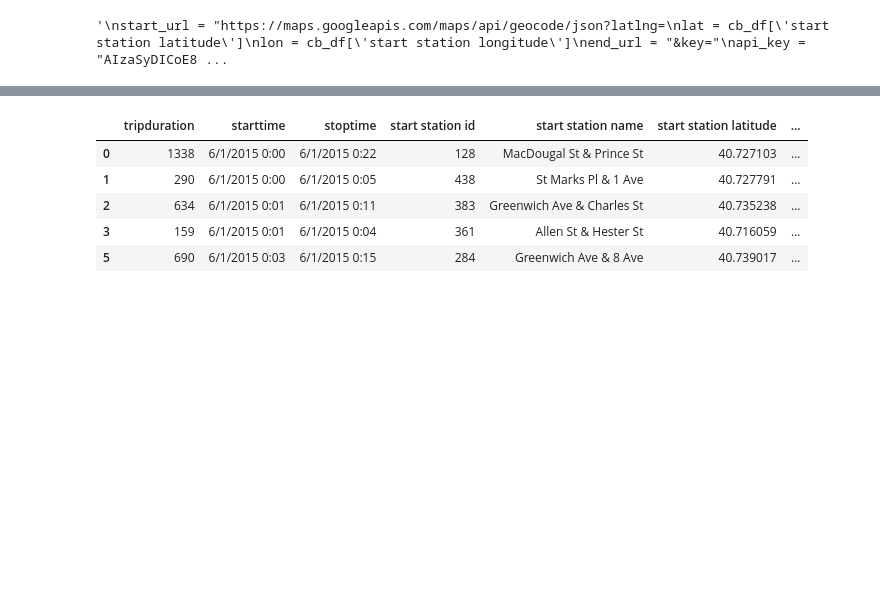
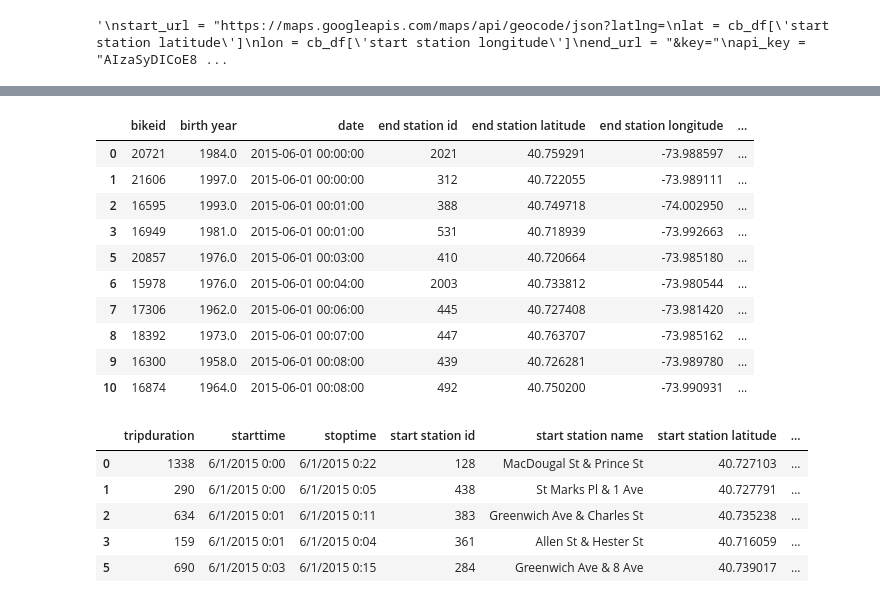
Before and after one commit to evemarenghi/PUI2018_em3932, a Jupyter notebook: HW5_em3932/Assignment4.ipynb, the cells around one changed output, grey strips where cells are left out. Drawn from its saved outputs; the diff is of its cells as text; code cells hidden in the pictures; blank space fills up the shorter version.

```diff
--- a/HW5_em3932/Assignment4.ipynb
+++ b/HW5_em3932/Assignment4.ipynb
@@ -219,9 +238,9 @@ api_key = "AIzaSyDICoE89oCEXrAKCQL_QS-eTufBL4sfyVA"
 # %%
-#start_url = "https://maps.googleapis.com/maps/api/geocode/json?latlng="
-#lat = cb_df_trunc['start station latitude'][0]
-#lon = cb_df_trunc['start station longitude'][0]
-#end_url = "&key="
-#api_key = "AIzaSyDICoE89oCEXrAKCQL_QS-eTufBL4sfyVA"
+start_url = "https://maps.googleapis.com/maps/api/geocode/json?latlng="
+lat = cb_df_trunc['start station latitude'][0]
+lon = cb_df_trunc['start station longitude'][0]
+end_url = "&key="
+api_key = "AIzaSyDICoE89oCEXrAKCQL_QS-eTufBL4sfyVA"
 
-#pass_url = start_url + str(cb_df_trunc['start station latitude'][0]) + "," + str(cb_df_trunc['start station longitude'][0]) + end_url + api_key
-#print(pass_url)
+pass_url = start_url + str(cb_df_trunc['start station latitude'][0]) + "," + str(cb_df_trunc['start station longitude'][0]) + end_url + api_key
+print(pass_url)
@@ -228,5 +249,5 @@ api_key = "AIzaSyDICoE89oCEXrAKCQL_QS-eTufBL4sfyVA"
 # %%
-#response = urllib.urlopen(pass_url)
-#data = response.read().decode('utf-8')
-#data = json.loads(data)
+response = urllib.urlopen(pass_url)
+data = response.read().decode('utf-8')
+data = json.loads(data)
 # %%
@@ -233,0 +257,12 @@ api_key = "AIzaSyDICoE89oCEXrAKCQL_QS-eTufBL4sfyVA"
+# %%
+borrows = {}
+for i in range(len(cb_df_trunc)):
+    if cb_df_trunc['start station id'].values[i] not in borrows.keys():
+        pass_url = start_url + '%s'%cb_df_trunc['start station latitude'][0] + "," +\
+            '%s'%cb_df_trunc['start station longitude'][0] + end_url + api_key
+        response = urllib.urlopen(pass_url)
+        data = response.read().decode('utf-8')
+        data = json.loads(data)
+        borrows[cb_df_trunc['start station id'].values[i]] = data['results'][1]['address_components'][2]['short_name']
+        print (borrows[cb_df_trunc['start station id'].values[i]])
+print(borrows)
@@ -233,0 +281,2 @@ api_key = "AIzaSyDICoE89oCEXrAKCQL_QS-eTufBL4sfyVA"
+# %%
+cb_df_trunc['borrow'] = cb_df_trunc['start station id'].map(borrows)
@@ -233,0 +305,14 @@ api_key = "AIzaSyDICoE89oCEXrAKCQL_QS-eTufBL4sfyVA"
+# %%
+cb_df_trunc
+# %% [output]
+|  | bikeid | birth year | date | end station id | end station latitude | end station longitude | ... |
+| 0 | 20721 | 1984.0 | 2015-06-01 00:00:00 | 2021 | 40.759291 | -73.988597 | ... |
+| 1 | 21606 | 1997.0 | 2015-06-01 00:00:00 | 312 | 40.722055 | -73.989111 | ... |
+| 2 | 16595 | 1993.0 | 2015-06-01 00:01:00 | 388 | 40.749718 | -74.002950 | ... |
+| 3 | 16949 | 1981.0 | 2015-06-01 00:01:00 | 531 | 40.718939 | -73.992663 | ... |
+| 5 | 20857 | 1976.0 | 2015-06-01 00:03:00 | 410 | 40.720664 | -73.985180 | ... |
+| 6 | 15978 | 1976.0 | 2015-06-01 00:04:00 | 2003 | 40.733812 | -73.980544 | ... |
+| 7 | 17306 | 1962.0 | 2015-06-01 00:06:00 | 445 | 40.727408 | -73.981420 | ... |
+| 8 | 18392 | 1973.0 | 2015-06-01 00:07:00 | 447 | 40.763707 | -73.985162 | ... |
+| 9 | 16300 | 1958.0 | 2015-06-01 00:08:00 | 439 | 40.726281 | -73.989780 | ... |
+| 10 | 16874 | 1964.0 | 2015-06-01 00:08:00 | 492 | 40.750200 | -73.990931 | ... |
```
Also changed, not shown: parts of 12 cells of this notebook, 13 other files.
